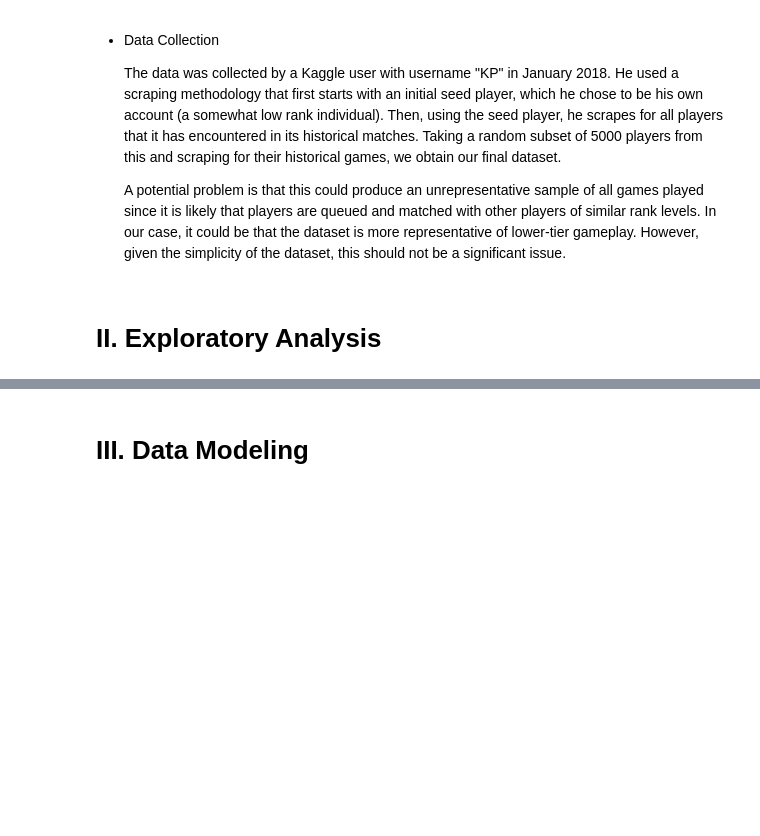
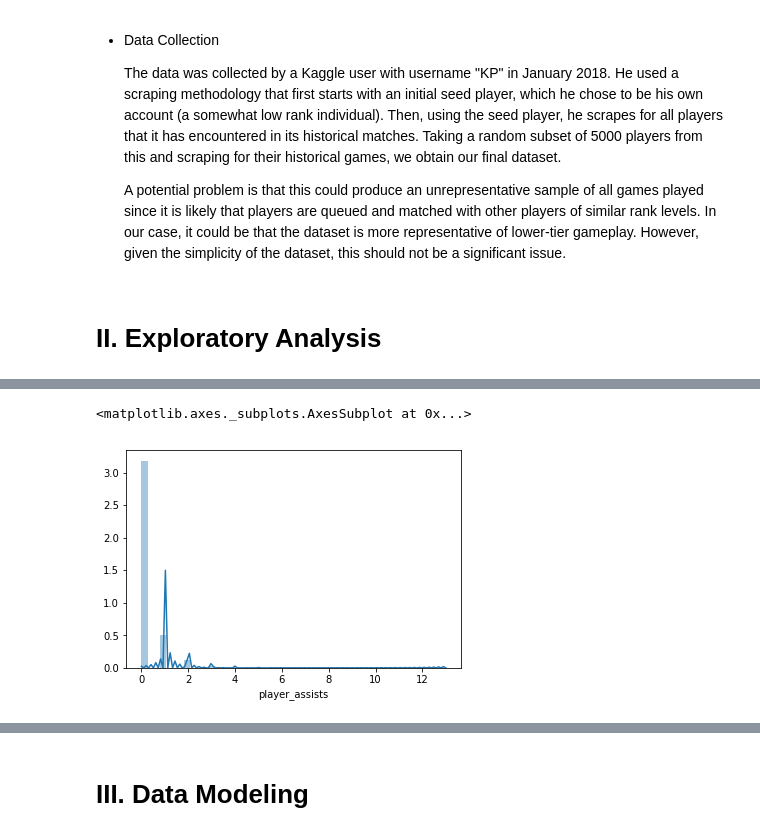
Before and after one commit to castleowl/131project, a Jupyter notebook: Stats131 Final Project.ipynb, the cells around one changed output, grey strips where cells are left out. Cells and saved outputs as stored; diff of their text form; code cells hidden in the pictures; blank space fills up the shorter version.

```diff
--- a/Stats131 Final Project.ipynb
+++ b/Stats131 Final Project.ipynb
@@ -18,0 +148,5 @@
+# %%
+sns.distplot(agg['player_assists'])
+# %% [output]
+<matplotlib.axes._subplots.AxesSubplot at 0x...>
+[figure, added]
```
Also changed, not shown: parts of 61 cells of this notebook.
